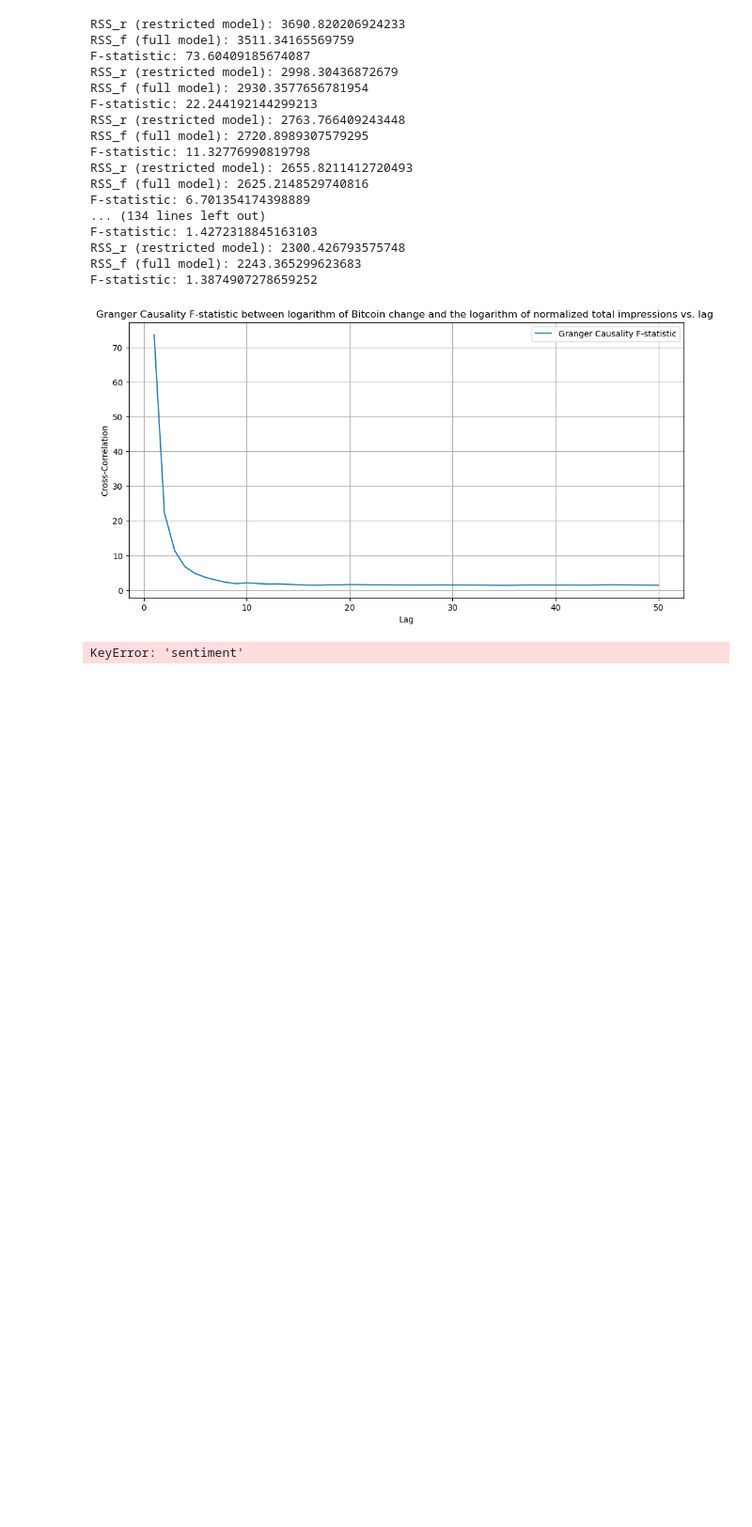
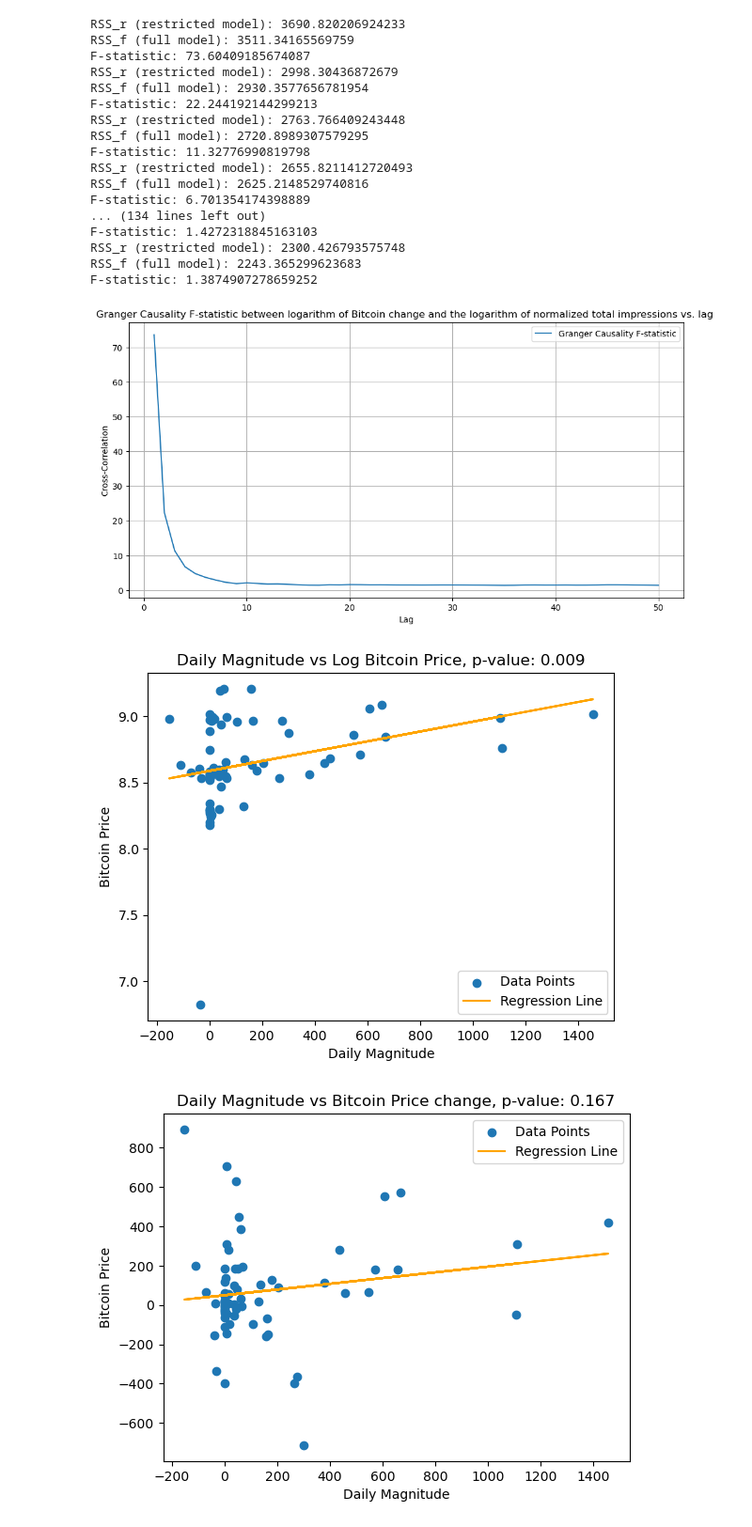
Before and after one commit to finn-prins/Scientific-Data-Analysis-Project, a Jupyter notebook: team_11.ipynb, the cells around one changed output. Shown at 94% size. Saved outputs shown, nothing was run; the diff lists cells and outputs as text; code cells hidden in the pictures; blank space fills up the shorter version.

Commit message:
added some scatterplots and a better rolling window implementation which are all plug and play with the real dataset

```diff
--- a/team_11.ipynb
+++ b/team_11.ipynb
@@ -711,11 +711,53 @@ RSS_r (restricted model): 2300.426793575748
 RSS_f (full model): 2243.365299623683
 F-statistic: 1.3874907278659252
 [figure]
-# %%
-# Sliding window
-window_size = len(tweet) // 10
-correlation = []
-for i in range(len(tweet) - window_size):                               #Change this in whatever you want
-    correlation.append(tweet['sentiment'].iloc[i:i + window_size].corr(daily_change['change'].iloc[i:i + window_size]))
-# %% [output]
-KeyError: 'sentiment'
+# %%
+from scipy.stats import linregress
+
+tweet_test = pd.read_csv('data/tweets_sentiment.csv')
+
+tweet_test = tweet_test.sort_values('date').reset_index(drop=True)
+tweet_test['date'] = pd.to_datetime(tweet_test['date']).dt.date
+
+avg_likes = tweet_test['likes'].mean()
+avg_replies = tweet_test['replies'].mean()
+avg_retweets = tweet_test['retweets'].mean()
+
+tweet_test['magnitude'] = (tweet_test['likes'] / avg_likes + tweet_test['replies'] / avg_replies + tweet_test['retweets'] / avg_retweets) * tweet_test['sentiment']
+
+daily_magnitude = tweet_test.groupby('date')['magnitude'].sum().reset_index()
+bitcoin_test = bitcoin[bitcoin['date'].isin(daily_magnitude['date'])].reset_index(drop=True)
+bitcoin_test['price'] = np.log(bitcoin_test['price'])
+# %%
+slope, intercept, r_value, p_value, std_err = linregress(daily_magnitude['magnitude'], bitcoin_test['price'])
+
+plt.scatter(daily_magnitude['magnitude'], bitcoin_test['price'])
+plt.plot(daily_magnitude['magnitude'], slope * daily_magnitude['magnitude'] + intercept, color='orange')
+plt.xlabel('Daily Magnitude')
+plt.ylabel('Bitcoin Price')
+plt.title(f'Daily Magnitude vs Log Bitcoin Price, p-value: {p_value:.3f}')
+plt.legend(['Data Points', 'Regression Line'])
+plt.show()
+
+slope, intercept, r_value, p_value, std_err = linregress(daily_magnitude['magnitude'], bitcoin_test['change'])
+
+plt.scatter(daily_magnitude['magnitude'], bitcoin_test['change'])
+plt.plot(daily_magnitude['magnitude'], slope * daily_magnitude['magnitude'] + intercept, color='orange')
+plt.xlabel('Daily Magnitude')
+plt.ylabel('Bitcoin Price')
+plt.title(f'Daily Magnitude vs Bitcoin Price change, p-value: {p_value:.3f}')
+plt.legend(['Data Points', 'Regression Line'])
+plt.show()
+
+slope, intercept, r_value, p_value, std_err = linregress(daily_magnitude['magnitude'], bitcoin_test['volume'])
+
+plt.scatter(daily_magnitude['magnitude'], bitcoin_test['volume'])
+plt.plot(daily_magnitude['magnitude'], slope * daily_magnitude['magnitude'] + intercept, color='orange')
+plt.xlabel('Daily Magnitude')
+plt.ylabel('Bitcoin Volume')
+plt.title(f'Daily Magnitude vs Bitcoin Volume, p-value: {p_value:.3f}')
+plt.legend(['Data Points', 'Regression Line'])
+plt.show()
+# %% [output]
+[figure, added]
+[figure, added]
```
Also changed, not shown: parts of 2 cells of this notebook.
